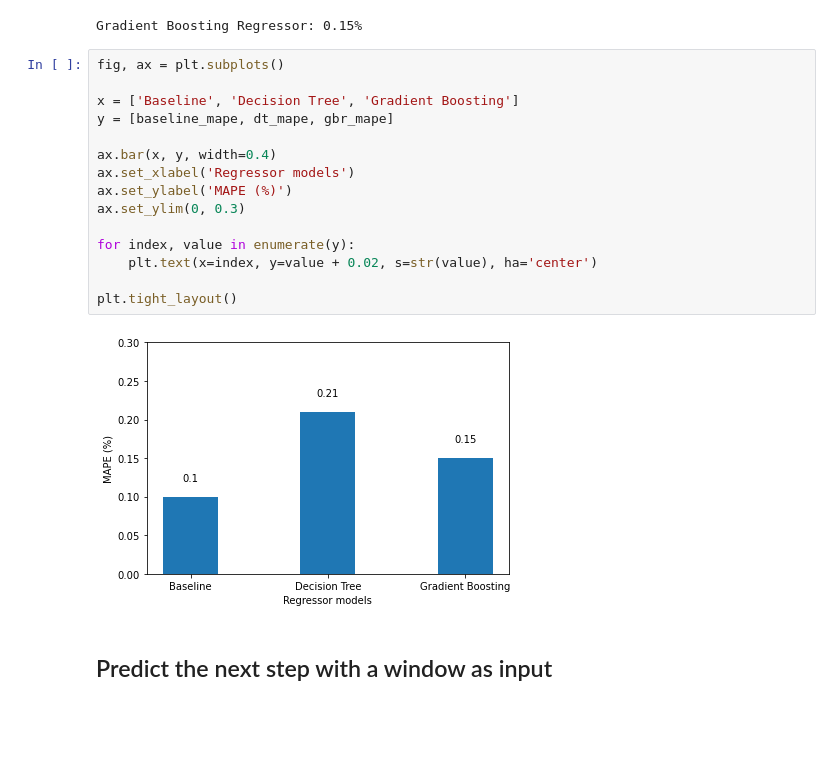
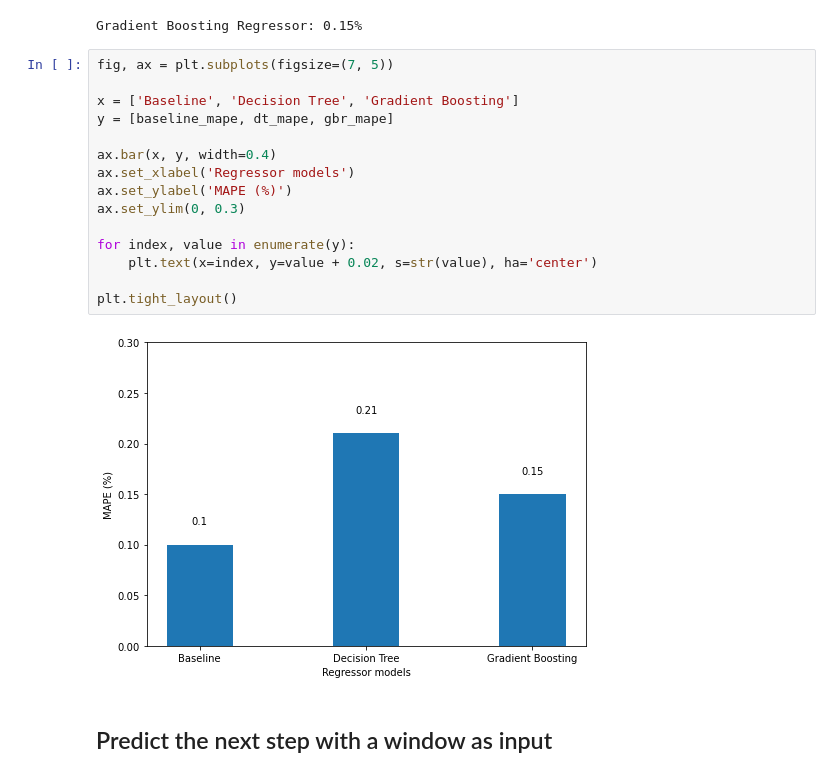
Before and after one commit to marcopeix/datasciencewithmarco, a Jupyter notebook: sklearn_time_series.ipynb, the cells around one changed output. Cells and saved outputs as stored; diff of their text form; blank space fills up the shorter version.

```diff
--- a/sklearn_time_series.ipynb
+++ b/sklearn_time_series.ipynb
@@ -170,22 +170,22 @@ print(f'Gradient Boosting Regressor: {gbr_mape}%')
 # %% [output]
 Gradient Boosting Regressor: 0.15%
 # %%
-fig, ax = plt.subplots()
+fig, ax = plt.subplots(figsize=(7, 5))
 
 x = ['Baseline', 'Decision Tree', 'Gradient Boosting']
 y = [baseline_mape, dt_mape, gbr_mape]
 
 ax.bar(x, y, width=0.4)
 ax.set_xlabel('Regressor models')
 ax.set_ylabel('MAPE (%)')
 ax.set_ylim(0, 0.3)
 
 for index, value in enumerate(y):
     plt.text(x=index, y=value + 0.02, s=str(value), ha='center')
 
 plt.tight_layout()
 # %% [output]
-[figure, old version]
+[figure, new version]
 # %% [markdown]
 ## Predict the next step with a window as input
 # %%
```
Also changed, not shown: parts of 4 cells of this notebook.
